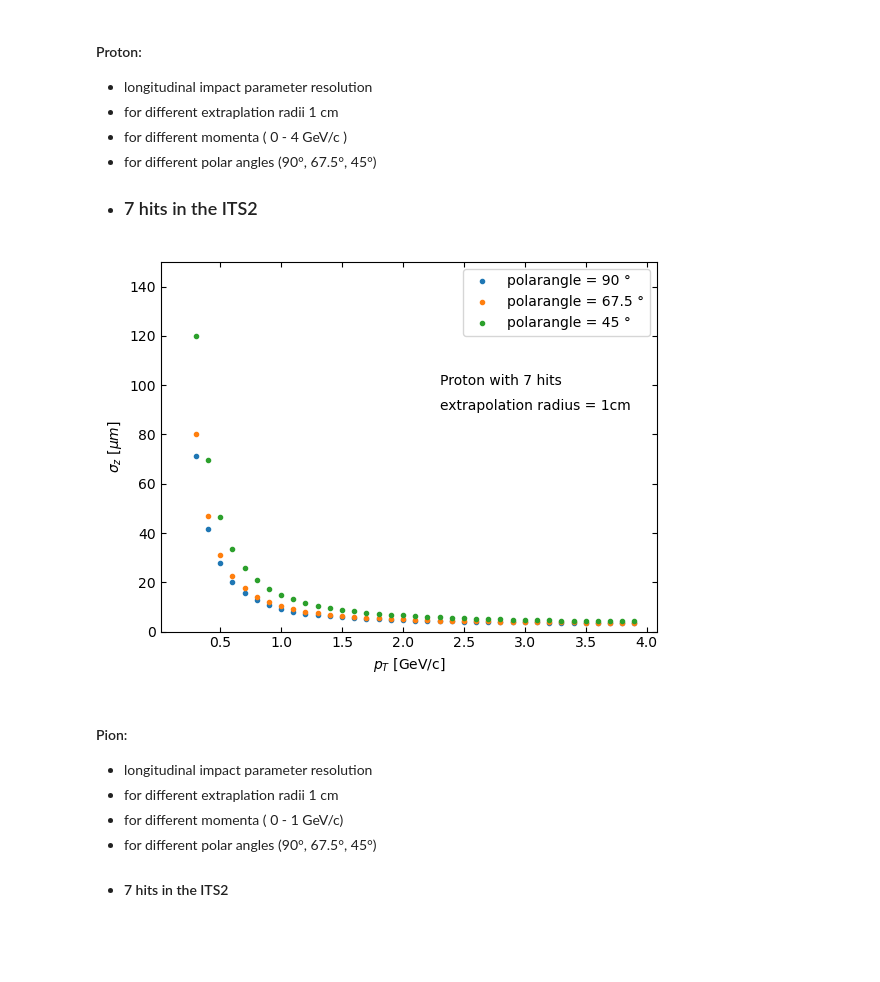
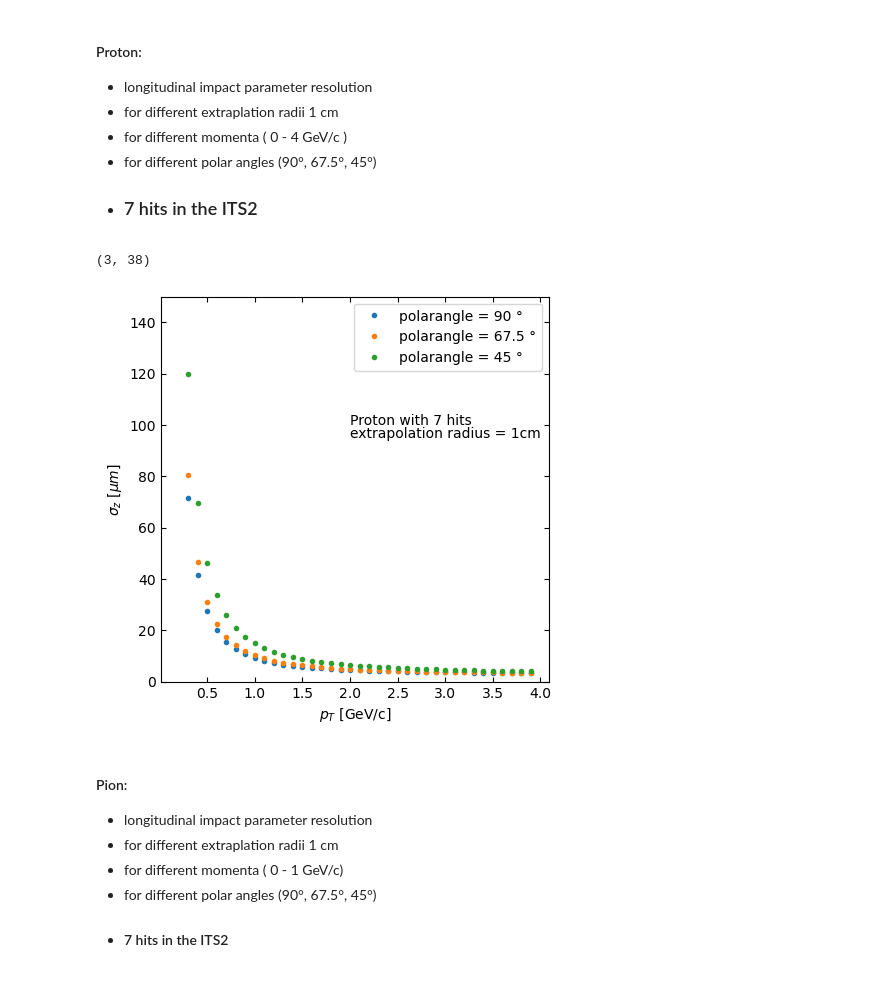
Before and after one commit to Claitos/Track-Parameter-Resolutions, a Jupyter notebook: Longitudinal_ImpactParameter.ipynb, the cells around one changed output. Drawn from its saved outputs; the diff is of its cells as text; code cells hidden in the pictures; blank space fills up the shorter version.

```diff
--- a/Longitudinal_ImpactParameter.ipynb
+++ b/Longitudinal_ImpactParameter.ipynb
@@ -45,16 +45,15 @@ plt.savefig(f"{directory}/Proton_z.png", dpi = 200)
 # %%
-fig, axs = plt.subplots(1,3, figsize=(16,5))
+fig, axs = plt.subplots(1,3, figsize=(17,5))
 
 for i, theta in enumerate(theta_list):
     for j, radius in enumerate(extrapolation_radii):
-        proton_z_list = total_longitudinal_resolution(proton_z_det_list[j], proton_z_MS_list[j], theta)
-        axs[i].plot(proton_momenta, proton_z_list*100, ".", label=f"extraplation radius = {radius*100} cm")
+        axs[i].plot(proton_momenta, proton_z_4hits[i][j]*rescaling_factor, ".", label=f"extraplation radius = {radius*100} cm")
 
 for i, ax in enumerate(axs):
-    ax.set(xlabel="$p_{T}$ [GeV/c]", ylabel = "$\sigma_{z}$ [cm]", ylim=(0, 0.15))
+    ax.set(xlabel = xlabel, ylabel = ylabel, ylim=(0, 1500))
     ax.tick_params(top=True, right=True, direction="in")
-    ax.text(2.5, 0.1, "Proton with 4 hits")
-    ax.text(2.5, 0.095, fr"$\theta = {theta_list[i]}$°")
+    ax.text(2.5, 1000, "Proton with 4 hits")
+    ax.text(2.5, 950, fr"$\theta = {theta_list[i]}$°")
 
 axs[1].legend(loc=(0.25, 0.8))
 fig.savefig(f"{directory}/Proton_z_angle.png", dpi = 200)
@@ -103,14 +93,13 @@ fig, axs = plt.subplots(1,3, figsize=(16,5))
 
 for i, theta in enumerate(theta_list):
     for j, radius in enumerate(extrapolation_radii):
-        pion_z_list = total_longitudinal_resolution(pion_z_det_list[j], pion_z_MS_list[j], theta)
-        axs[i].plot(pion_momenta, pion_z_list*100, ".", label=f"extraplation radius = {radius*100} cm")
+        axs[i].plot(pion_momenta, pion_z_4hits[i][j]*rescaling_factor, ".", label=f"extraplation radius = {radius*100} cm")
 
 for i, ax in enumerate(axs):
-    ax.set(xlabel="$p_{T}$ [GeV/c]", ylabel = "$\sigma_{z}$ [cm]", ylim=(0, 0.15))
+    ax.set(xlabel = xlabel, ylabel = ylabel, ylim=(0, 1500))
     ax.tick_params(top=True, right=True, direction="in")
-    ax.text(0.7, 0.1, "Pion with 4 hits")
-    ax.text(0.7, 0.095, fr"$\theta = {theta_list[i]}$°")
+    ax.text(0.7, 1000, "Pion with 4 hits")
+    ax.text(0.7, 950, fr"$\theta = {theta_list[i]}$°")
 
 axs[1].legend(loc=(0.25, 0.8))
 fig.savefig(f"{directory}/Pion_z_angle.png", dpi = 200)
@@ -124,35 +113,30 @@ fig.savefig(f"{directory}/Pion_z_angle.png", dpi = 200)
 - for different polar angles (90°, 67.5°, 45°)
 - ### 7 hits in the ITS2
 # %%
-proton_momenta = np.arange(0.2, 4, 0.1)                   # momentum of particle in GeV/c
+proton_momenta = np.arange(0.2, 4, 0.1)                     # momentum of particle in GeV/c
 proton_mass = 1                                             # mass of particle in GeV/c^2
 
 N = 7                                                       # Number of layers with hits
 extrapolation_radius = 0.01                                 # extrapolation length in meters (is defined away from layers) ;
 theta_list = [90, 67.5, 45]                                 # polar angles of the particle
 
-proton_z_det_list = []
-proton_z_MS_list = []
-for momentum in proton_momenta:
-    z_det, z_MS = longitudinal_impactparameter_reso(momentum, proton_mass, N, extrapolation_radius)
-    proton_z_det_list.append(z_det); proton_z_MS_list.append(z_MS)
-
-proton_z_det_list = np.array(proton_z_det_list)
-proton_z_MS_list = np.array(proton_z_MS_list)
+proton_z_7hits = np.array([[longitudinal_impactparameter_reso(momentum, proton_mass, N, extrapolation_radius, theta) for momentum in proton_momenta] for theta in theta_list])
+proton_z_7hits.shape
+# %% [output]
+(3, 38)
 # %%
-for theta in theta_list:
-    proton_z_list = total_longitudinal_resolution(proton_z_det_list, proton_z_MS_list, theta)
-    plt.plot(proton_momenta, proton_z_list*10**6, ".", label=f"polarangle = {theta} °")
+for i, theta in enumerate(theta_list):
+    plt.plot(proton_momenta, proton_z_7hits[i]*rescaling_factor, ".", label=f"polarangle = {theta} °")
 plt.legend()
 plt.ylim(0, 150)
-plt.xlabel("$p_{T}$ [GeV/c]")
-plt.ylabel("$\sigma_{z}$ [$\mu m $]")
-plt.text(2.3, 100, "Proton with 7 hits")
-plt.text(2.3, 90, "extrapolation radius = 1cm")
+plt.xlabel(xlabel)
+plt.ylabel(ylabel)
+plt.text(2, 100, "Proton with 7 hits")
+plt.text(2, 95, "extrapolation radius = 1cm")
 plt.tick_params(top=True, right=True, direction="in")
 plt.savefig(f"{directory}/Proton_z_7.png", dpi = 200)
 # %% [output]
-[figure, old version]
+[figure, new version]
 # %% [markdown]
 #### Pion:
 - longitudinal impact parameter resolution
```
Also changed, not shown: parts of 10 cells of this notebook, 4 other files.
